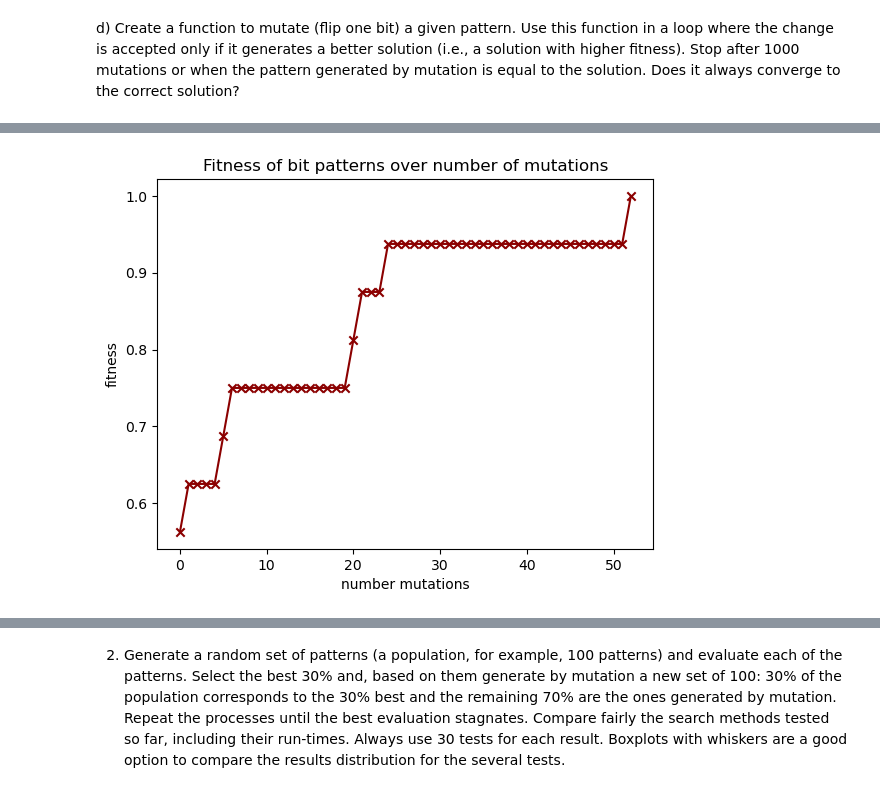
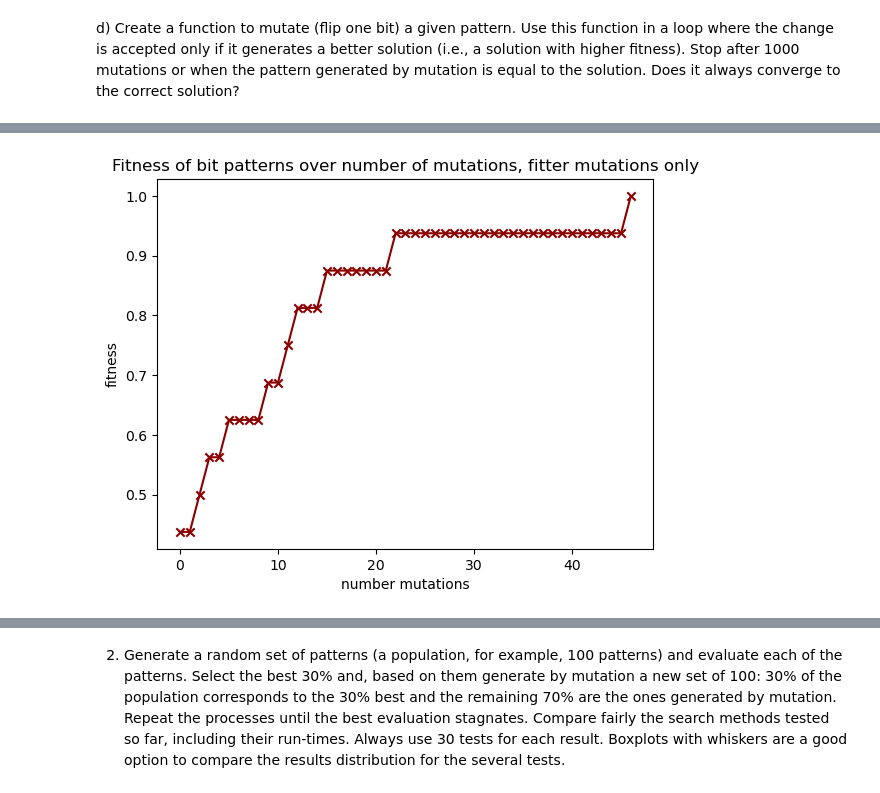
Before and after one commit to jelenameyer/IntroToMachineLearning, a Jupyter notebook: assignments/assignment4/a04.ipynb, the cells around one changed output, grey strips where cells are left out. Cells and saved outputs as stored; diff of their text form; code cells hidden in the pictures.

```diff
--- a/assignments/assignment4/a04.ipynb
+++ b/assignments/assignment4/a04.ipynb
@@ -146,6 +157,7 @@ def measureFitness(correctBitPattern, randomBitPattern):
     return(normalisedFitness)
 
 # test function
+correctBitPattern = createRandIntPattern(16)
 randomBitPattern = createRandIntPattern(len(correctBitPattern))
 measureFitness(correctBitPattern, randomBitPattern)
 # %% [output]
@@ -183,16 +195,23 @@ correctBitPattern = createRandIntPattern(lengthBitPattern)
 #print(f"Goal bit pattern: {correctBitPattern}")
 randomBitPattern = createRandIntPattern(lengthBitPattern)
 
-def getCorrectPatternWithMutations(correctBitPattern, randomBitPattern, maxNumberMutations = 1000):
+def getCorrectPatternWithMutations(correctBitPattern, randomBitPattern, onlyFitterMutations = True, maxNumberMutations = 1000):
+    startTime = time.time()
     fitness = []
     count = 0
     while correctBitPattern != randomBitPattern and count < maxNumberMutations:
         fitness.append(measureFitness(correctBitPattern, randomBitPattern))
-        randomBitPattern = mutateIfBetterFitness(correctBitPattern, randomBitPattern)
+        if onlyFitterMutations == True:
+            randomBitPattern = mutateIfBetterFitness(correctBitPattern, randomBitPattern)
+        else:
+            randomBitPattern = mutateBit(randomBitPattern)
         count += 1
+    endTime = time.time()
+    executionTime = endTime - startTime
     fitness.append(measureFitness(correctBitPattern, randomBitPattern))
 
-    return(randomBitPattern, count, fitness)
+    return(randomBitPattern, count, fitness, executionTime)
 
 # test function
-randomBitPattern, count, fitness = getCorrectPatternWithMutations(correctBitPattern, randomBitPattern)
+randomBitPatternAllMutations, countAllMutations, fitnessAllMutations, executionTimeAllMutations = getCorrectPatternWithMutations(correctBitPattern, randomBitPattern, onlyFitterMutations = False)
+randomBitPatternOnlyFitterMutations, countOnlyFitterMutations, fitnessOnlyFitterMutations, executionTimeOnlyFitterMutations = getCorrectPatternWithMutations(correctBitPattern, randomBitPattern, onlyFitterMutations = True)
@@ -199,10 +231,10 @@ randomBitPattern, count, fitness = getCorrectPatternWithMutations(correctBitPatt
 # %%
 # visualise in graph
-plt.plot(range(0, count+1), fitness, c="darkred")
-plt.scatter(range(0, count+1), fitness, c='darkred', marker='x')
-plt.title('Fitness of bit patterns over number of mutations')
+plt.plot(range(0, countOnlyFitterMutations+1), fitnessOnlyFitterMutations, c="darkred")
+plt.scatter(range(0, countOnlyFitterMutations+1), fitnessOnlyFitterMutations, c='darkred', marker='x')
+plt.title('Fitness of bit patterns over number of mutations, fitter mutations only')
 plt.xlabel("number mutations")
 plt.ylabel("fitness")
 plt.show()
 # %% [output]
-[figure, old version]
+[figure, new version]
```
Also changed, not shown: parts of 29 cells of this notebook.
